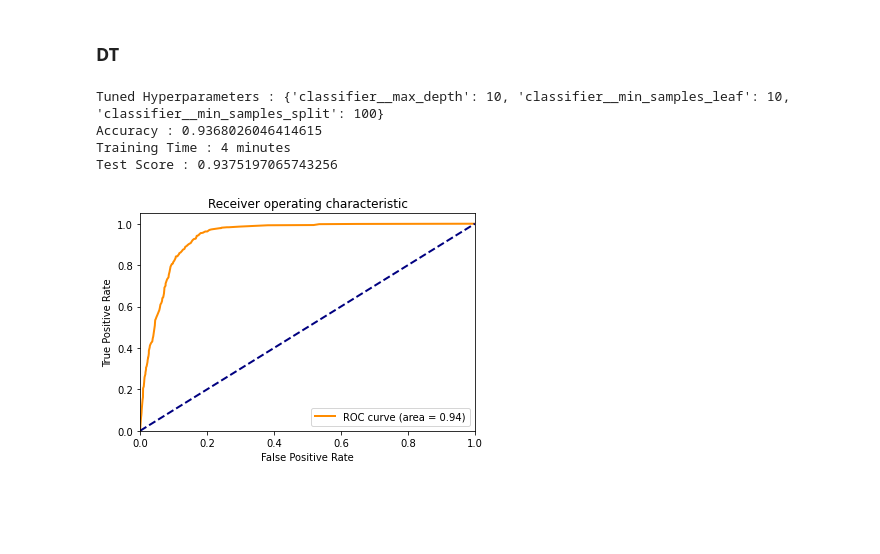
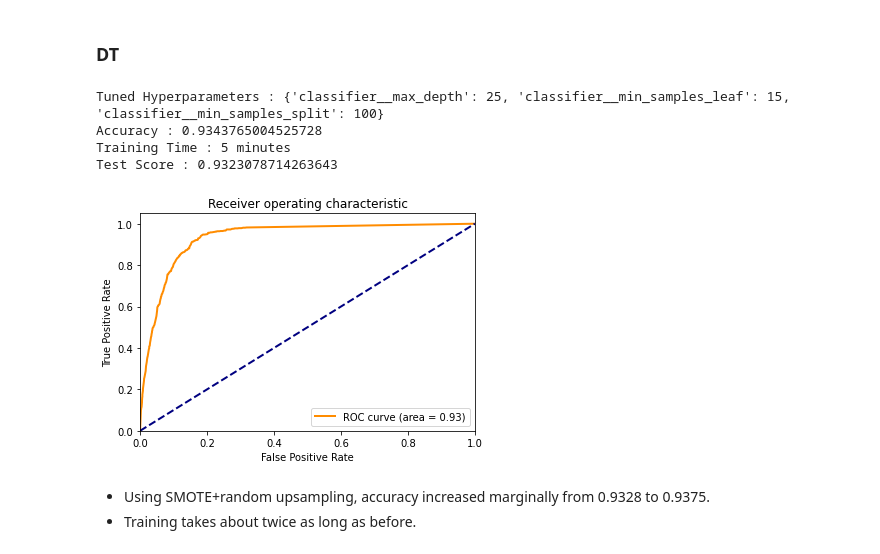
Before and after one commit to gitkym/uvs_bank_marketing_project, a Jupyter notebook: feature_selection.ipynb, the cells around one changed output. Drawn from its saved outputs; the diff is of its cells as text; code cells hidden in the pictures; blank space fills up the shorter version.

```diff
--- a/feature_selection.ipynb
+++ b/feature_selection.ipynb
@@ -475,37 +475,41 @@ Since data is severly imbalanced, it would be prudent to employ some re-sampling
 # %% [markdown]
 ### DT
 # %%
-from importlib import reload
 import make_model_3
 reload(make_model_3)
 from make_model_3 import make_model_l, make_model_nl
 
-
 random_state = 42
 folds = 5
-model_name = f'smote_dt_{folds}'
+
+over_size = 0.25
+under_size = 0.5
+model_name = f'smote_dt_{over_size}_{under_size}'
 model = DecisionTreeClassifier(random_state=random_state)
 parameters = param_grids.param_dt
 
 df = df_orig.copy()
 
-clf_grid, time, test_score = make_model_nl(df, model, parameters,test_size = 0.2, folds=folds)
+clf_grid, time, test_score = make_model_nl(df, model, parameters,test_size = 0.2, folds=folds, over_size=over_size, under_size=under_size)
 
 # save the model to disk
 pickle.dump(clf_grid, open(f'trained_models/{model_name}.pkl', 'wb'))
 
 output_file = f'trained_models/{model_name}.txt'
 
 with open(output_file, 'w') as f:
         # Write the tuned hyperparameters and accuracy to file
         f.write(f"Tuned Hyperparameters: {clf_grid.best_params_}\n")
         f.write(f"Accuracy: {clf_grid.best_score_}\n")
         # Write training time in minutes to file
         f.write(f"Training Time: {time} minutes\n")
         f.write(f"Test Score: {test_score}\n")
 # %% [output]
-Tuned Hyperparameters : {'classifier__max_depth': 10, 'classifier__min_samples_leaf': 10, 'classifier__min_samples_split': 100}
-Accuracy : 0.9368026046414615
-Training Time : 4 minutes
-Test Score : 0.9375197065743256
+Tuned Hyperparameters : {'classifier__max_depth': 25, 'classifier__min_samples_leaf': 15, 'classifier__min_samples_split': 100}
+Accuracy : 0.9343765004525728
+Training Time : 5 minutes
+Test Score : 0.9323078714263643
-[figure, old version]
+[figure, new version]
+# %% [markdown]
+- Using SMOTE+random upsampling, accuracy increased marginally from 0.9328 to 0.9375.
+- Training takes about twice as long as before.
```
Also changed, not shown: parts of 1 cell of this notebook, 5 other files.
